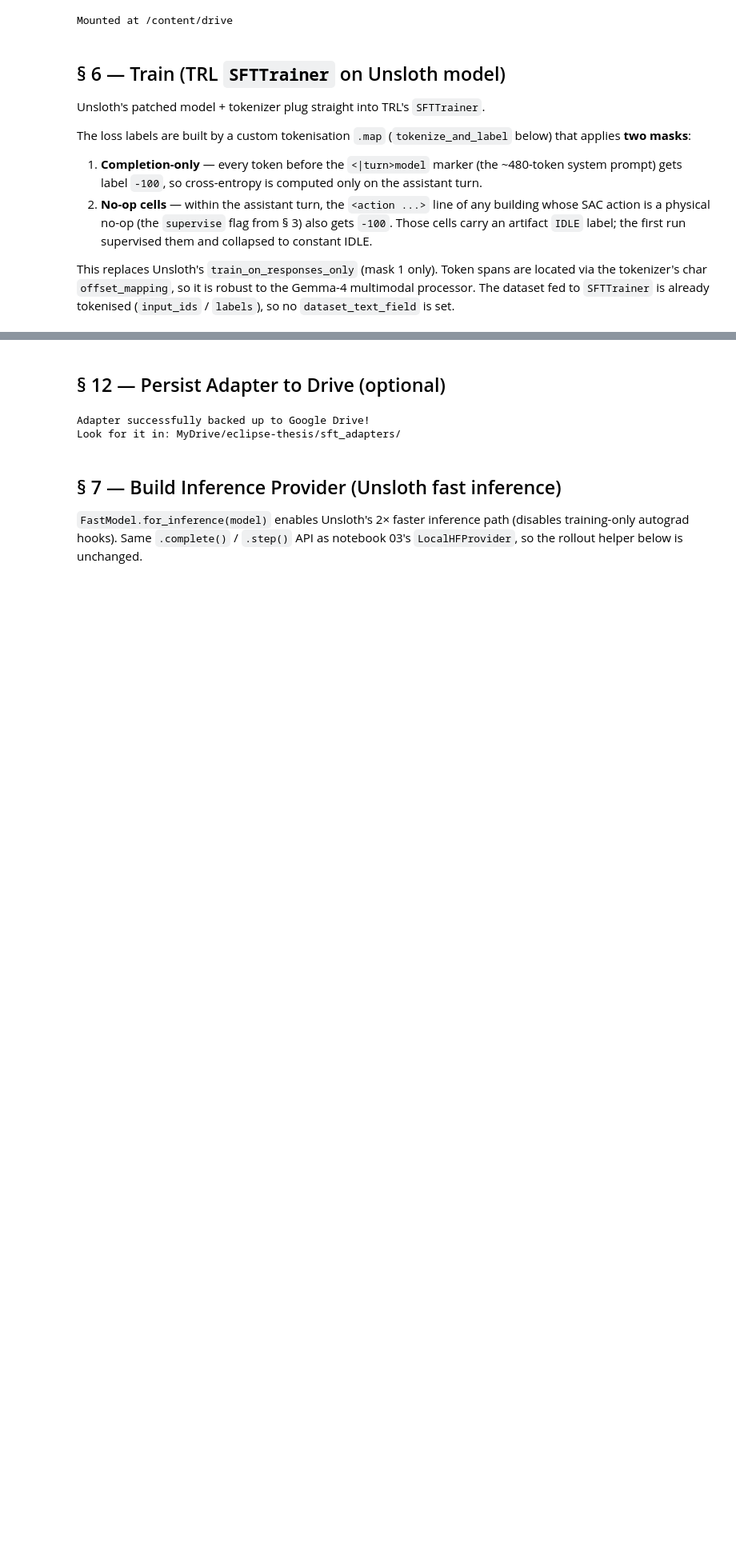
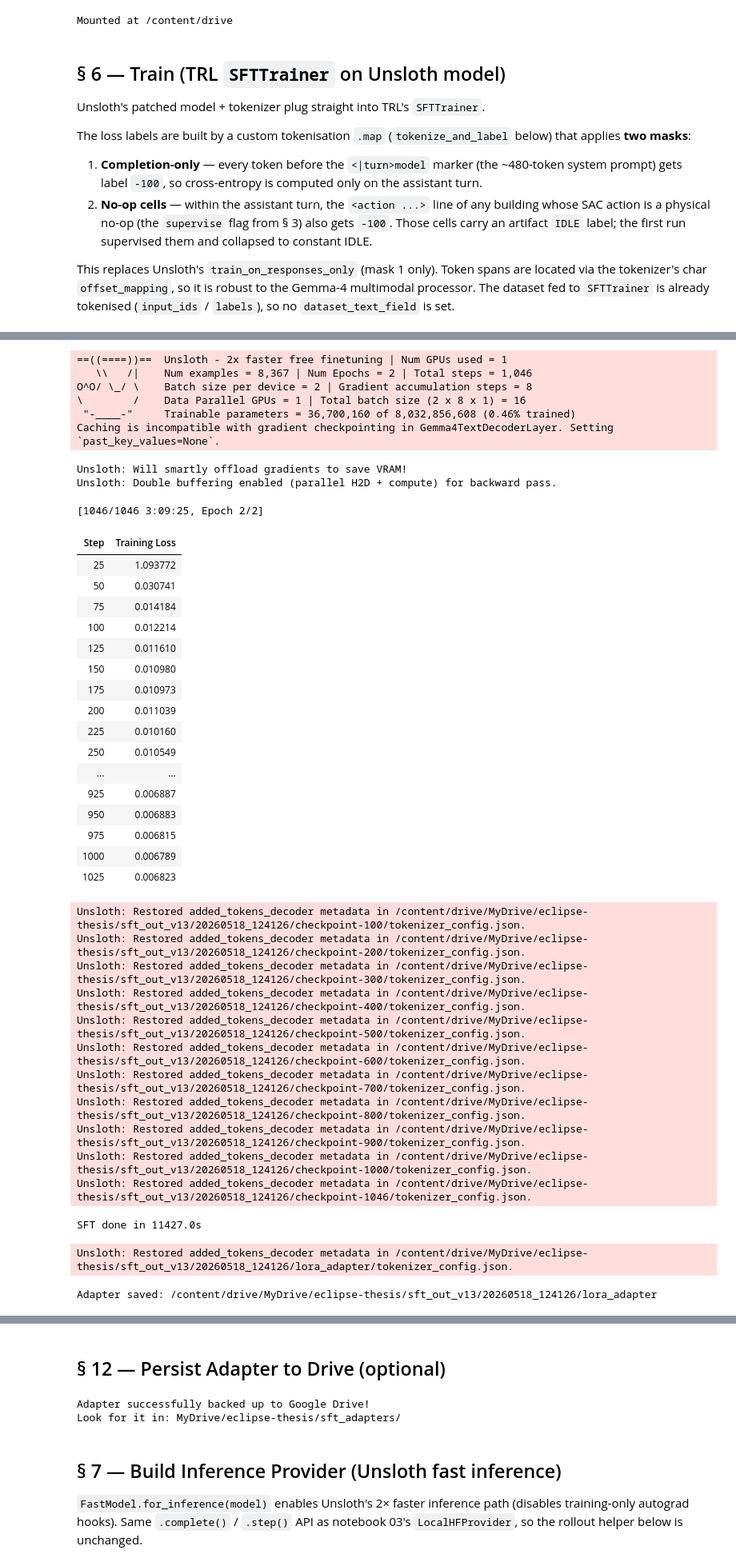
Before and after one commit to antonisbast/eclipse-thesis, a Jupyter notebook: notebooks/05_sft_gemma_colab.ipynb, the cells around one changed output, grey strips where cells are left out. Shown at 80% size. Saved outputs shown, nothing was run; the diff lists cells and outputs as text; code cells hidden in the pictures; blank space fills up the shorter version.

```diff
--- a/notebooks/05_sft_gemma_colab.ipynb
+++ b/notebooks/05_sft_gemma_colab.ipynb
@@ -450,11 +461,11 @@ print(f"Tokenised {len(train_tok)} examples (input_ids / attention_mask / labels
 
 # Save directly to Drive so a Colab disconnect doesn't nuke the run.
 # Drive must be mounted (§ 5) BEFORE this cell.
-OUT_DIR = f"/content/drive/MyDrive/eclipse-thesis/sft_out_v9/{time.strftime('%Y%m%d_%H%M%S')}"
+OUT_DIR = f"/content/drive/MyDrive/eclipse-thesis/sft_out_v13/{time.strftime('%Y%m%d_%H%M%S')}"
 
 sft_cfg = SFTConfig(
     output_dir                  = OUT_DIR,
-    num_train_epochs            = 1,            # loss flattens early; 1 epoch is enough
+    num_train_epochs            = EPOCHS,       # from § 0 config — loss flattens early, 1 is enough
     per_device_train_batch_size = BATCH_SIZE,
     gradient_accumulation_steps = GRAD_ACCUM,
     learning_rate               = LEARNING_RATE,
@@ -524,3 +535,4 @@ ADAPTER_DIR = f"{OUT_DIR}/lora_adapter"
 trainer.model.save_pretrained(ADAPTER_DIR)
 tokenizer.save_pretrained(ADAPTER_DIR)
 print(f"Adapter saved: {ADAPTER_DIR}")
+# %% [output]
@@ -526,0 +546,40 @@ print(f"Adapter saved: {ADAPTER_DIR}")
+==((====))==  Unsloth - 2x faster free finetuning | Num GPUs used = 1
+   \\   /|    Num examples = 8,367 | Num Epochs = 2 | Total steps = 1,046
+O^O/ \_/ \    Batch size per device = 2 | Gradient accumulation steps = 8
+\        /    Data Parallel GPUs = 1 | Total batch size (2 x 8 x 1) = 16
+ "-____-"     Trainable parameters = 36,700,160 of 8,032,856,608 (0.46% trained)
+Caching is incompatible with gradient checkpointing in Gemma4TextDecoderLayer. Setting `past_key_values=None`.
+Unsloth: Will smartly offload gradients to save VRAM!
+Unsloth: Double buffering enabled (parallel H2D + compute) for backward pass.
+[1046/1046 3:09:25, Epoch 2/2]
+| Step | Training Loss |
+| 25 | 1.093772 |
+| 50 | 0.030741 |
+| 75 | 0.014184 |
+| 100 | 0.012214 |
+| 125 | 0.011610 |
+| 150 | 0.010980 |
+| 175 | 0.010973 |
+| 200 | 0.011039 |
+| 225 | 0.010160 |
+| 250 | 0.010549 |
+| ... | ... |
+| 925 | 0.006887 |
+| 950 | 0.006883 |
+| 975 | 0.006815 |
+| 1000 | 0.006789 |
+| 1025 | 0.006823 |
+Unsloth: Restored added_tokens_decoder metadata in /content/drive/MyDrive/eclipse-thesis/sft_out_v13/20260518_124126/checkpoint-100/tokenizer_config.json.
+Unsloth: Restored added_tokens_decoder metadata in /content/drive/MyDrive/eclipse-thesis/sft_out_v13/20260518_124126/checkpoint-200/tokenizer_config.json.
+Unsloth: Restored added_tokens_decoder metadata in /content/drive/MyDrive/eclipse-thesis/sft_out_v13/20260518_124126/checkpoint-300/tokenizer_config.json.
+Unsloth: Restored added_tokens_decoder metadata in /content/drive/MyDrive/eclipse-thesis/sft_out_v13/20260518_124126/checkpoint-400/tokenizer_config.json.
+Unsloth: Restored added_tokens_decoder metadata in /content/drive/MyDrive/eclipse-thesis/sft_out_v13/20260518_124126/checkpoint-500/tokenizer_config.json.
+Unsloth: Restored added_tokens_decoder metadata in /content/drive/MyDrive/eclipse-thesis/sft_out_v13/20260518_124126/checkpoint-600/tokenizer_config.json.
+Unsloth: Restored added_tokens_decoder metadata in /content/drive/MyDrive/eclipse-thesis/sft_out_v13/20260518_124126/checkpoint-700/tokenizer_config.json.
+Unsloth: Restored added_tokens_decoder metadata in /content/drive/MyDrive/eclipse-thesis/sft_out_v13/20260518_124126/checkpoint-800/tokenizer_config.json.
+Unsloth: Restored added_tokens_decoder metadata in /content/drive/MyDrive/eclipse-thesis/sft_out_v13/20260518_124126/checkpoint-900/tokenizer_config.json.
+Unsloth: Restored added_tokens_decoder metadata in /content/drive/MyDrive/eclipse-thesis/sft_out_v13/20260518_124126/checkpoint-1000/tokenizer_config.json.
+Unsloth: Restored added_tokens_decoder metadata in /content/drive/MyDrive/eclipse-thesis/sft_out_v13/20260518_124126/checkpoint-1046/tokenizer_config.json.
+SFT done in 11427.0s
+Unsloth: Restored added_tokens_decoder metadata in /content/drive/MyDrive/eclipse-thesis/sft_out_v13/20260518_124126/lora_adapter/tokenizer_config.json.
+Adapter saved: /content/drive/MyDrive/eclipse-thesis/sft_out_v13/20260518_124126/lora_adapter
```
Also changed, not shown: parts of 24 cells of this notebook, 2 other files.
